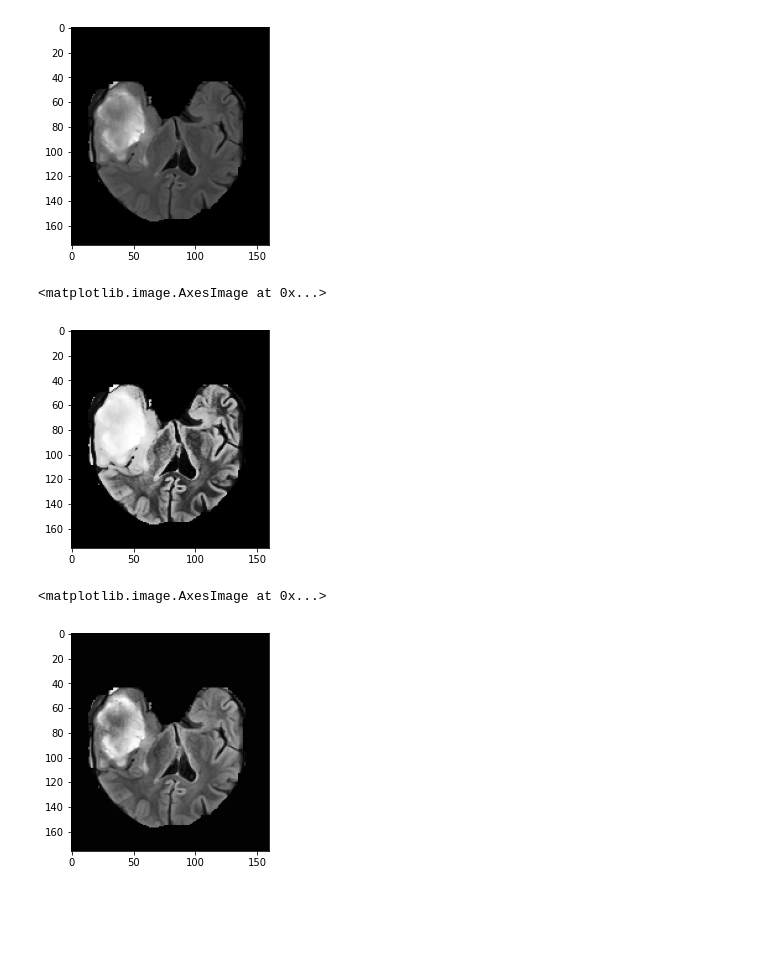
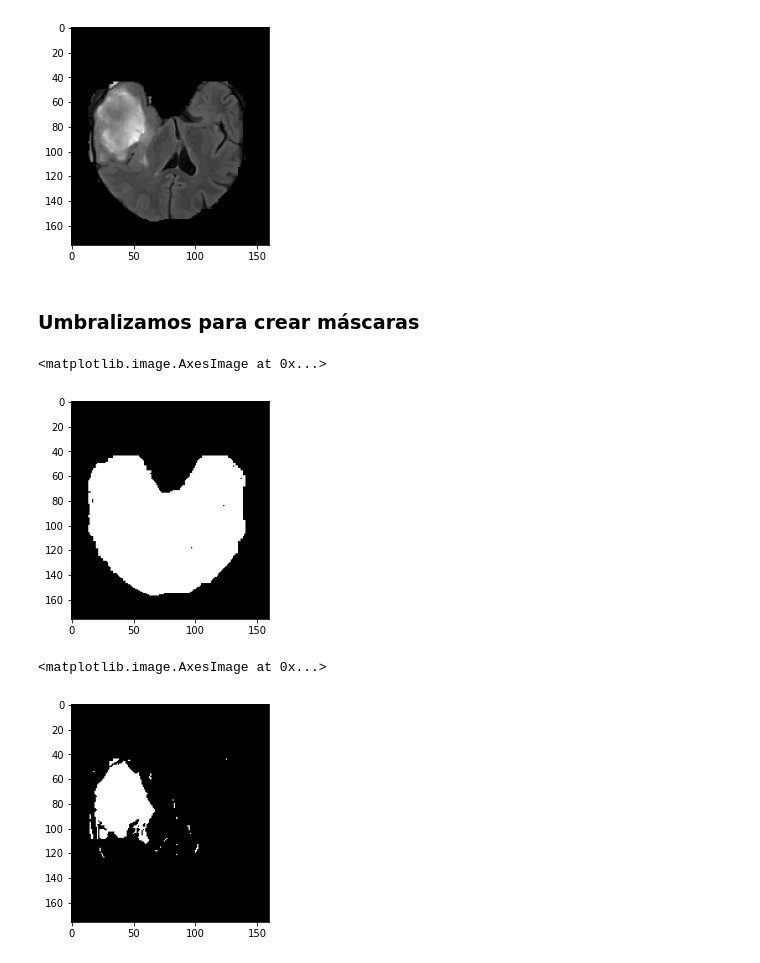
Before and after one commit to Athansya/ProyectoNeuro, a Jupyter notebook: Scripts/Projecto_Neuro.ipynb, the cells around one changed output. Cells and saved outputs as stored; diff of their text form; code cells hidden in the pictures; blank space fills up the shorter version.

```diff
--- a/Scripts/Projecto_Neuro.ipynb
+++ b/Scripts/Projecto_Neuro.ipynb
@@ -95,6 +96,10 @@ Los casos de tumores de bajo grado (LG) son: ['0001' '0002' '0004' '0006' '0008'
 # %% [markdown]
 #### Definimos funciones de ayuda
 # %%
+def myshow(img):
+    nda = sitk.GetArrayViewFromImage(img)
+    plt.imshow(nda)
+
 def Get_MRI_Image(Grade, id_Case, Type):
     """[summary]
         Get ITK MRI Image array from dictionary
@@ -105,7 +110,7 @@ def Get_MRI_Image(Grade, id_Case, Type):
     Returns:
         itk.itkImagePython.itkImageSS3
     """
-    return itk.imread(Dataset[Grade][id_Case][Type])
+    return sitk.ReadImage(Dataset[Grade][id_Case][Type])
 
 def disp_MRI_Case_Slices(Grade, case, axis, Slice, fig_size, rows, cols):
     """[summary]
@@ -132,8 +137,8 @@ def disp_MRI_Case_Slices(Grade, case, axis, Slice, fig_size, rows, cols):
 
     for types in Dataset[Grade][case]:
         titles = np.append(titles, types)
-        img = itk.imread(Dataset[Grade][case][types])
-        img = itk.GetArrayFromImage(img)
+        img = sitk.ReadImage(Dataset[Grade][case][types])
+        img = sitk.GetArrayFromImage(img)
         images.append(img[slice_obj])
 
     fig = plt.figure(figsize=fig_size)
@@ -179,5 +184,5 @@ itk.itkImagePython.itkImageSS3
 # %%
-HG_0001_np = itk.GetArrayFromImage(HG_0001_itk)
+HG_0001_np = sitk.GetArrayFromImage(HG_0001_itk)
 # %%
 type(HG_0001_np)
 # %% [output]
@@ -215,7 +218,7 @@ La intensidad de pixel más baja es 0 y más alta es 1261
 # %% [markdown]
 #### Normalizamos los valores de los pixeles
 # %%
-slice_90 = slice_90/np.max(slice_90) * 255
+slice_90 = (slice_90/np.max(slice_90) * 255).astype('uint8')
 # %%
 print("La intensidad de pixel más baja es {} y más alta es {}".format(np.min(slice_90),np.max(slice_90)))
 # %% [output]
@@ -248,5 +249,7 @@ slice_90_eq = cv2.equalizeHist(slice_90.astype('uint8'))
+# %% [markdown]
+### Umbralizamos para crear máscaras
 # %%
-plt.imshow(slice_90_eq, cmap='gray')
+plt.imshow(slice_90>0, cmap='gray')
 # %% [output]
 <matplotlib.image.AxesImage at 0x...>
-[figure, old version]
+[figure, new version]
@@ -257,5 +256,5 @@ cl1 = clahe.apply(slice_90.astype('uint8'))
 # %%
-plt.imshow(cl1, cmap='gray')
+plt.imshow(slice_90>100, cmap='gray')
 # %% [output]
 <matplotlib.image.AxesImage at 0x...>
-[figure, old version]
+[figure, new version]
```
Also changed, not shown: parts of 10 cells of this notebook, 2 other files.
